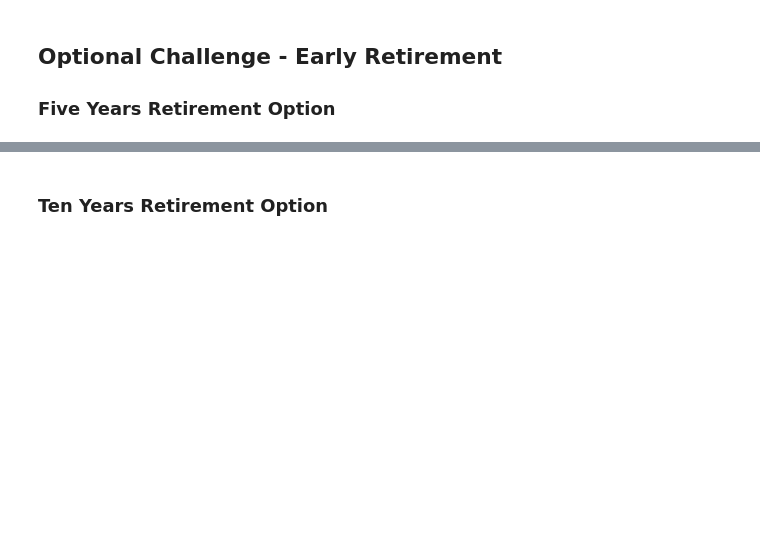
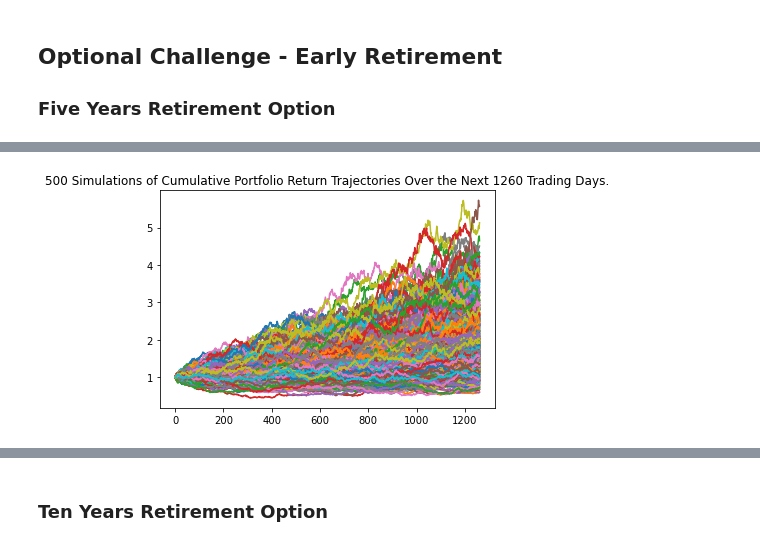
Before and after one commit to sameerlakhe/05_APIs_Financial_Planning, a Jupyter notebook: financial-planner.ipynb, the cells around one changed output, grey strips where cells are left out. Drawn from its saved outputs; the diff is of its cells as text; code cells hidden in the pictures; blank space fills up the shorter version.

```diff
--- a/financial-planner.ipynb
+++ b/financial-planner.ipynb
@@ -290,4 +399,13 @@ print(f"There is a 95% chance that an initial investment of ${initial_investment
 
 
 ### Five Years Retirement Option
+# %%
+# Configuring a Monte Carlo simulation to forecast 5 years cumulative returns
+num_of_years=5
+MC_5year = MCSimulation(
+    portfolio_data = df_ticker,
+    weights = [1,0],
+    num_simulation = num_of_simulation,
+    num_trading_days = 252*num_of_years
+)
 # %%
@@ -302,2 +456,8 @@ print(f"There is a 95% chance that an initial investment of ${initial_investment
+# %%
+# Plot simulation outcomes
+line_plot_5year = MC_5year.plot_simulation()
+line_plot_5year.get_figure().savefig("MC_5year_sim_plot.png", bbox_inches="tight")
+# %% [output]
+[figure, added]
 # %%
 # Plot probability distribution and confidence intervals
```
Also changed, not shown: parts of 31 cells of this notebook, 6 other files.
